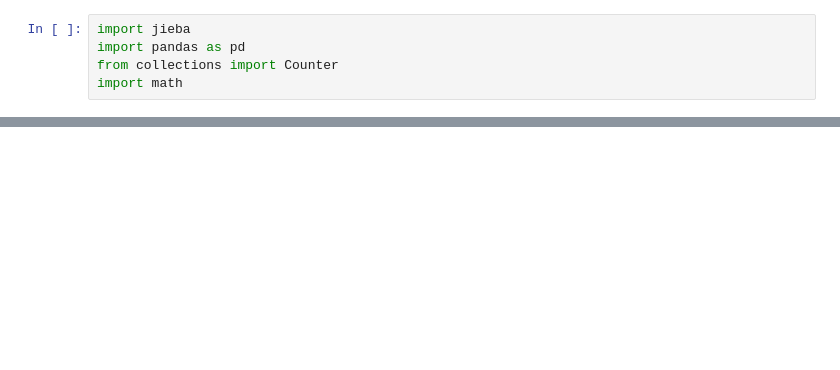
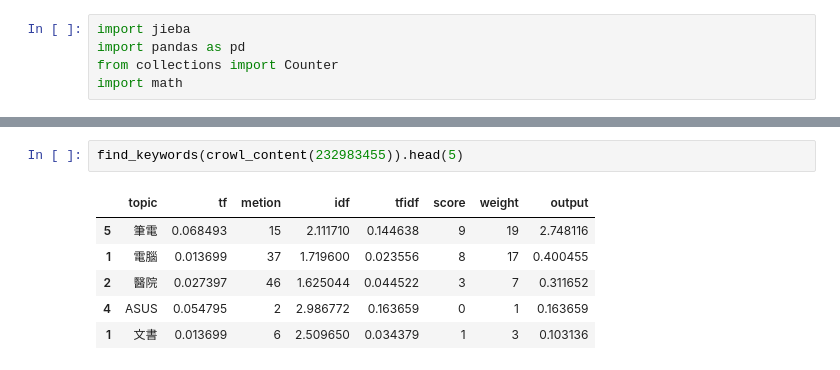
Before and after one commit to moodoa/tfidf, a Jupyter notebook: dcard_content.ipynb, the cells around one changed output, grey strips where cells are left out. Drawn from its saved outputs; the diff is of its cells as text; blank space fills up the shorter version.

```diff
--- a/dcard_content.ipynb
+++ b/dcard_content.ipynb
@@ -129,0 +382,9 @@ kw
+# %%
+find_keywords(crowl_content(232983455)).head(5)
+# %% [output]
+|  | topic | tf | metion | idf | tfidf | score | weight | output |
+| 5 | 筆電 | 0.068493 | 15 | 2.111710 | 0.144638 | 9 | 19 | 2.748116 |
+| 1 | 電腦 | 0.013699 | 37 | 1.719600 | 0.023556 | 8 | 17 | 0.400455 |
+| 2 | 醫院 | 0.027397 | 46 | 1.625044 | 0.044522 | 3 | 7 | 0.311652 |
+| 4 | ASUS | 0.054795 | 2 | 2.986772 | 0.163659 | 0 | 1 | 0.163659 |
+| 1 | 文書 | 0.013699 | 6 | 2.509650 | 0.034379 | 1 | 3 | 0.103136 |
```
Also changed, not shown: parts of 41 cells of this notebook, 5 other files.
